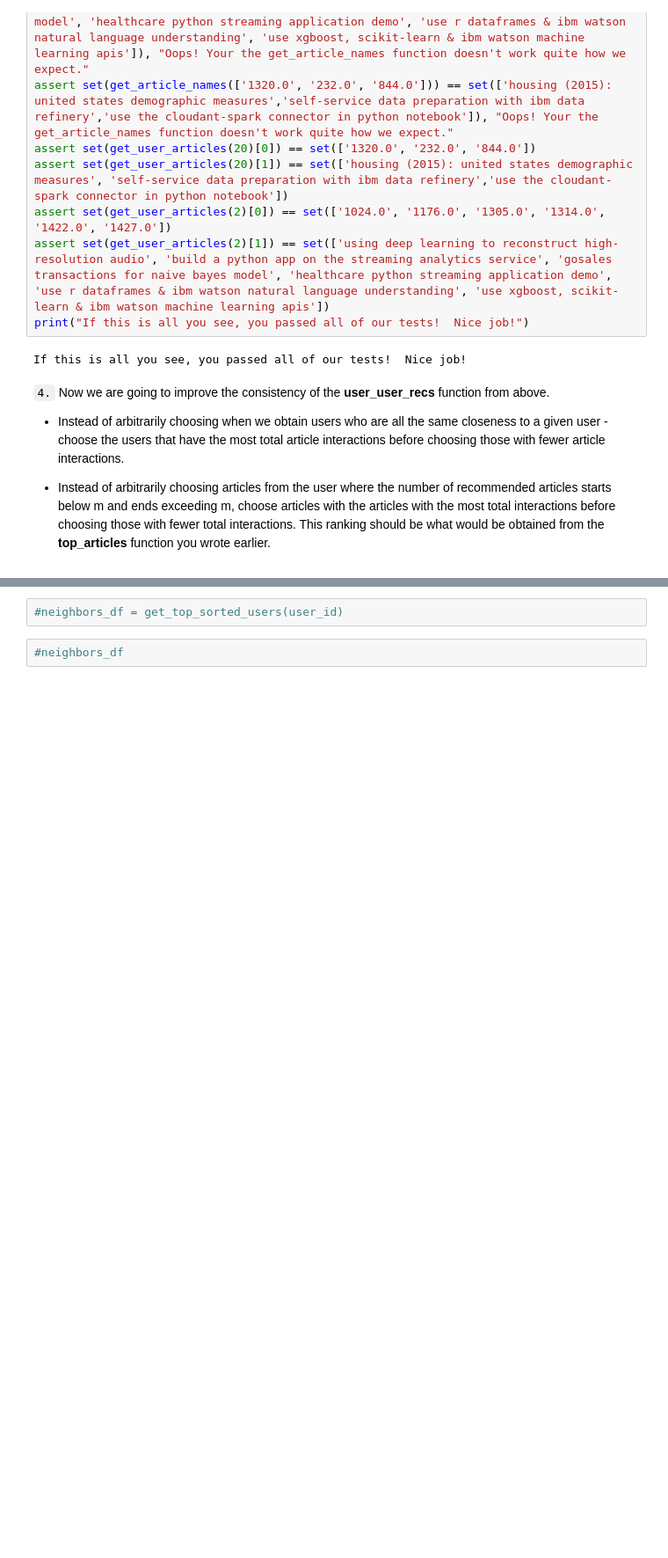
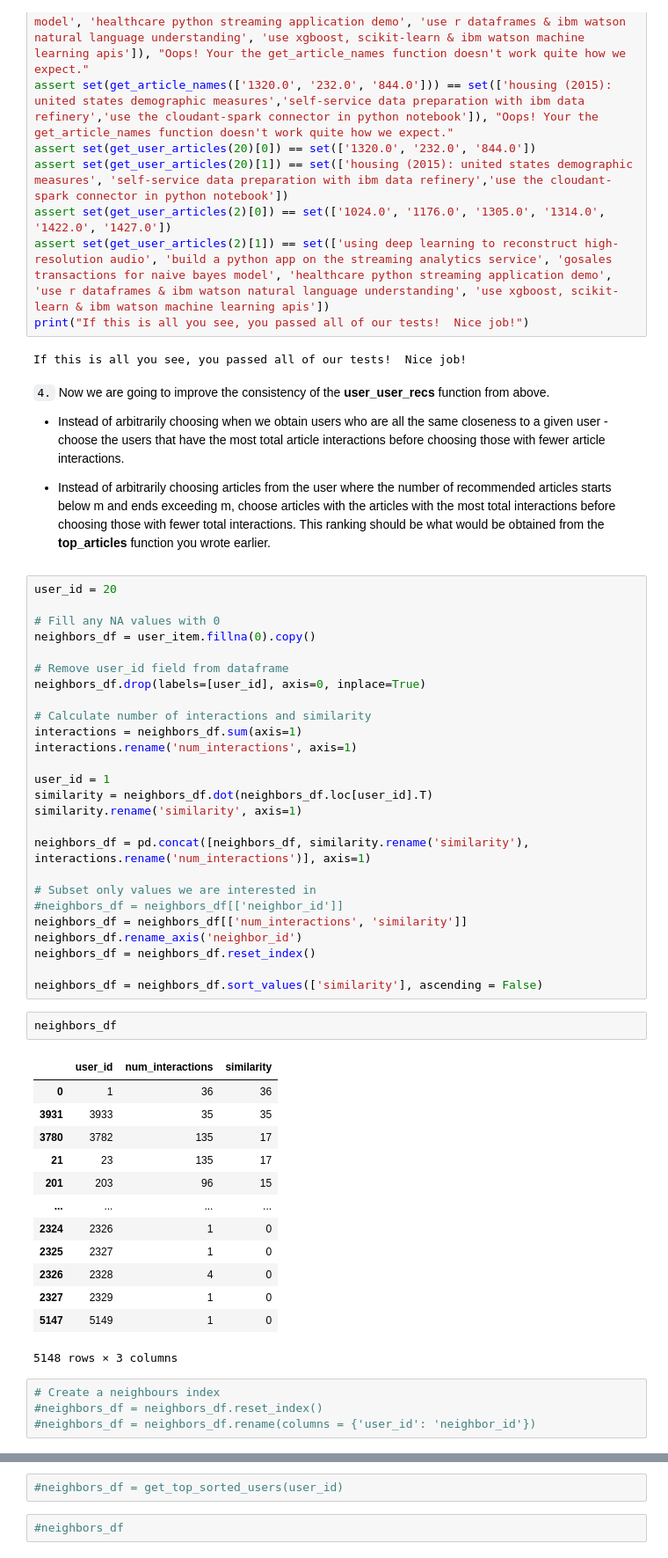
Before and after one commit to LourensWalters/data-science, a Jupyter notebook: notebooks/recommendation-engine/Recommendations_with_IBM.ipynb, the cells around one changed output, grey strips where cells are left out. Shown: that part at 88% size. Saved outputs shown, nothing was run; the diff lists cells and outputs as text; blank space fills up the shorter version.

```diff
--- a/notebooks/recommendation-engine/Recommendations_with_IBM.ipynb
+++ b/notebooks/recommendation-engine/Recommendations_with_IBM.ipynb
@@ -651,3 +674,49 @@ If this is all you see, you passed all of our tests!  Nice job!
 
 
 * Instead of arbitrarily choosing articles from the user where the number of recommended articles starts below m and ends exceeding m, choose articles with the articles with the most total interactions before choosing those with fewer total interactions. This ranking should be  what would be obtained from the **top_articles** function you wrote earlier.
+# %%
+user_id = 20
+
+# Fill any NA values with 0
+neighbors_df = user_item.fillna(0).copy()
+
+# Remove user_id field from dataframe
+neighbors_df.drop(labels=[user_id], axis=0, inplace=True)
+
+# Calculate number of interactions and similarity
+interactions = neighbors_df.sum(axis=1)
+interactions.rename('num_interactions', axis=1)
+
+user_id = 1
+similarity = neighbors_df.dot(neighbors_df.loc[user_id].T)
+similarity.rename('similarity', axis=1)
+
+neighbors_df = pd.concat([neighbors_df, similarity.rename('similarity'), interactions.rename('num_interactions')], axis=1)
+
+# Subset only values we are interested in
+#neighbors_df = neighbors_df[['neighbor_id']]
+neighbors_df = neighbors_df[['num_interactions', 'similarity']]
+neighbors_df.rename_axis('neighbor_id')
+neighbors_df = neighbors_df.reset_index()
+
+neighbors_df = neighbors_df.sort_values(['similarity'], ascending = False)
+# %%
+neighbors_df
+# %% [output]
+|  | user_id | num_interactions | similarity |
+| 0 | 1 | 36 | 36 |
+| 3931 | 3933 | 35 | 35 |
+| 3780 | 3782 | 135 | 17 |
+| 21 | 23 | 135 | 17 |
+| 201 | 203 | 96 | 15 |
+| ... | ... | ... | ... |
+| 2324 | 2326 | 1 | 0 |
+| 2325 | 2327 | 1 | 0 |
+| 2326 | 2328 | 4 | 0 |
+| 2327 | 2329 | 1 | 0 |
+| 5147 | 5149 | 1 | 0 |
+5148 rows × 3 columns
+# %%
+# Create a neighbours index
+#neighbors_df = neighbors_df.reset_index()
+#neighbors_df = neighbors_df.rename(columns = {'user_id': 'neighbor_id'})
```
Also changed, not shown: parts of 15 cells of this notebook.
